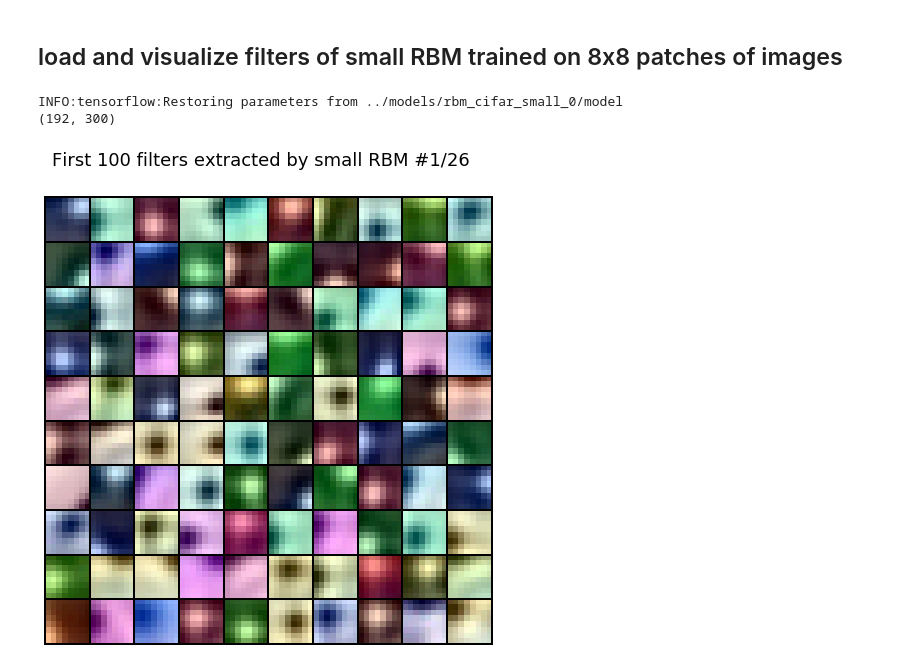
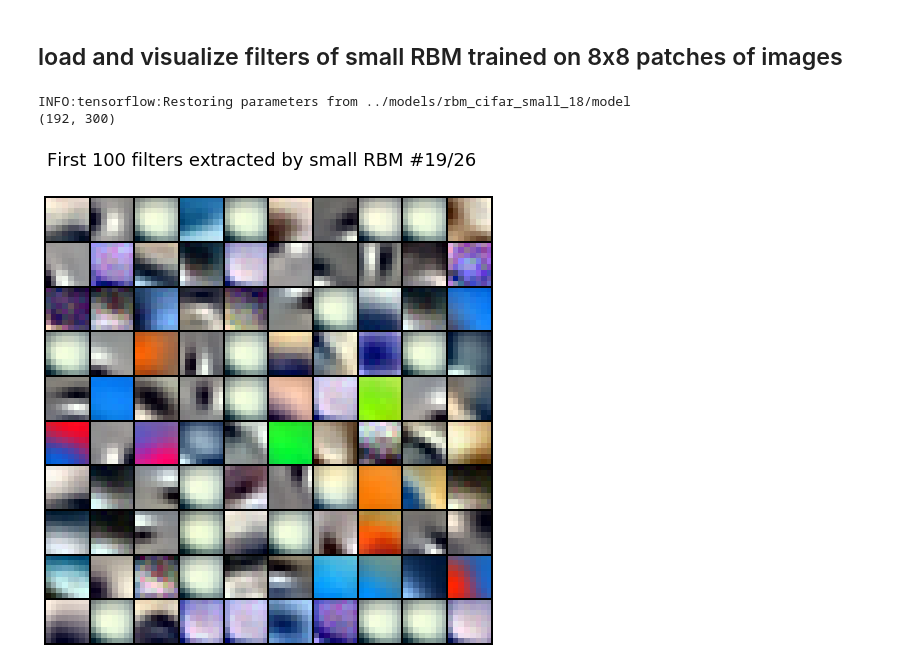
Before and after one commit to yell/boltzmann-machines, a Jupyter notebook: notebooks/dbm_cifar.ipynb, the cells around one changed output. Drawn from its saved outputs; the diff is of its cells as text; code cells hidden in the pictures.

Commit message:
add filters of small RBM

```diff
--- a/notebooks/dbm_cifar.ipynb
+++ b/notebooks/dbm_cifar.ipynb
@@ -57,24 +57,24 @@ plt.savefig('cifar10_aug.png', dpi=196)
 ## load and visualize filters of small RBM trained on 8x8 patches of images
 # %%
 # load RBM weights
-rbm_small = GaussianRBM.load_model('../models/rbm_cifar_small_0/')
+rbm_small = GaussianRBM.load_model('../models/rbm_cifar_small_18/')
 rbm_small_W = rbm_small.get_tf_params(scope='weights')['W']
 print rbm_small_W.shape
 
 # prepare for plotting
 rbm_small_W = rbm_small_W.T
 rbm_small_W -= rbm_small_W.min(axis=1)[:, np.newaxis]
 rbm_small_W /= rbm_small_W.ptp(axis=1)[:, np.newaxis] # -> [0; 1] range
 rbm_small_W = im_unflatten(rbm_small_W) # -> (32, 32, 3)
 rbm_small_W *= 255.
 rbm_small_W = rbm_small_W.astype('uint8')
 
 # plot
 fig = plt.figure(figsize=(8, 8))
-im_plot(rbm_small_W, title='First 100 filters extracted by small RBM #1/26',
+im_plot(rbm_small_W, title='First 100 filters extracted by small RBM #19/26',
         title_params={'fontsize': 18})
-plt.savefig('dbm_mnist_rbm_small.png', dpi=196);
+plt.savefig('dbm_mnist_rbm_small_.png', dpi=196);
 # %% [output]
-INFO:tensorflow:Restoring parameters from ../models/rbm_cifar_small_0/model
+INFO:tensorflow:Restoring parameters from ../models/rbm_cifar_small_18/model
 (192, 300)
-[figure, old version]
+[figure, new version]
```
Also changed, not shown: 1 other file.
